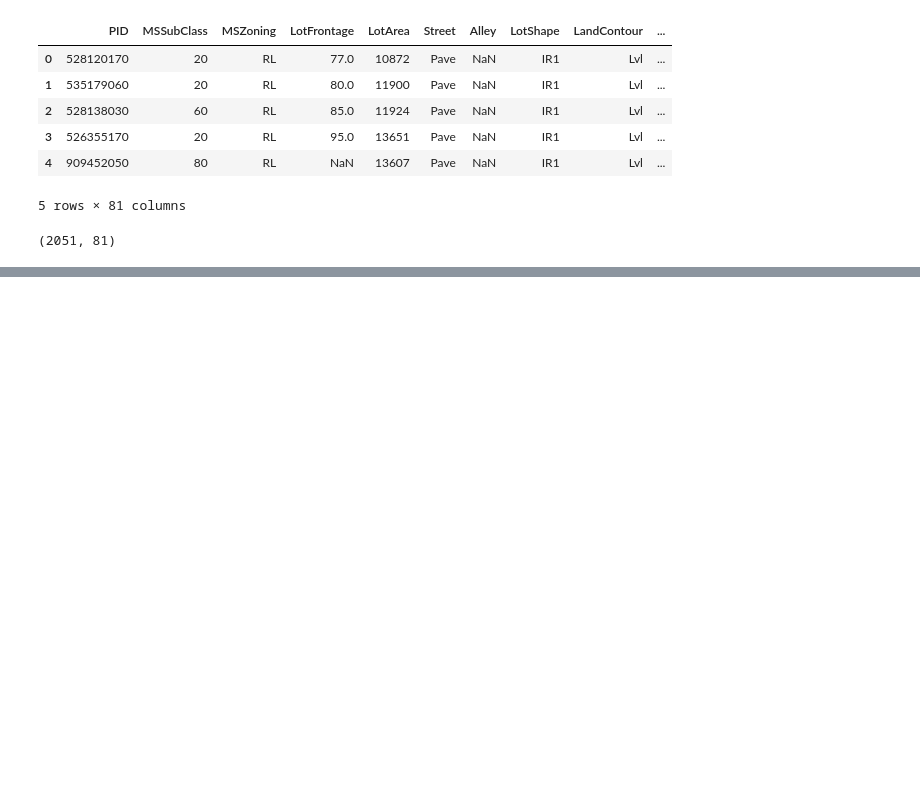
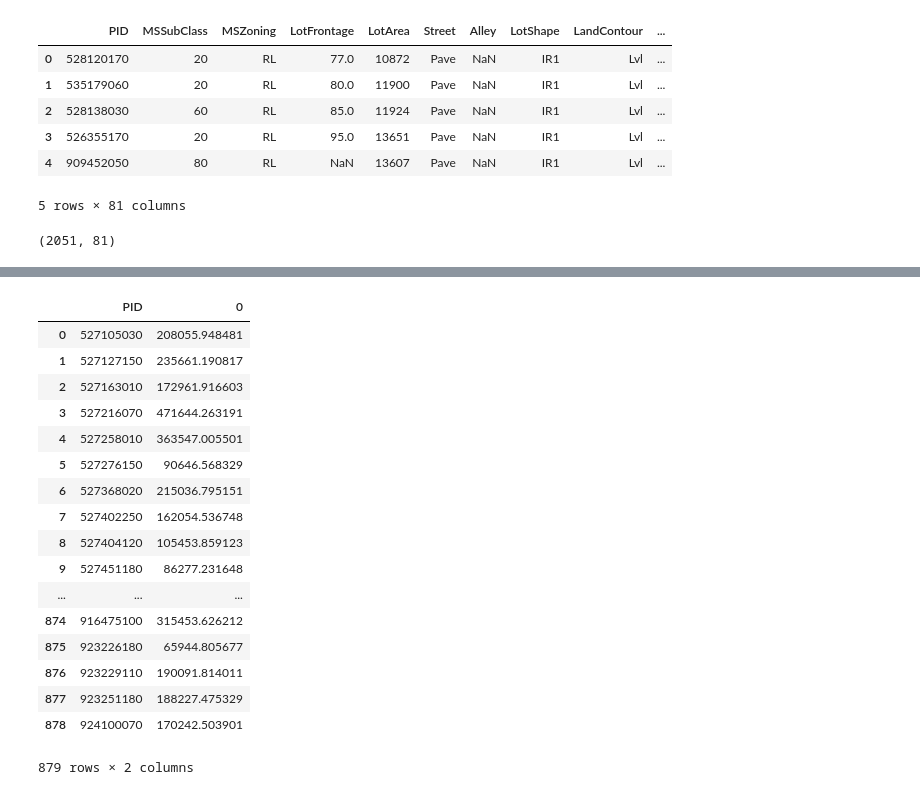
Before and after one commit to emishaan/Ames-Housing, a Jupyter notebook: regression/Regression_Model.ipynb, the cells around one changed output, grey strips where cells are left out. Cells and saved outputs as stored; diff of their text form; code cells hidden in the pictures; blank space fills up the shorter version.

Commit message:
done with regression

```diff
--- a/regression/Regression_Model.ipynb
+++ b/regression/Regression_Model.ipynb
@@ -91,0 +262,10 @@ housing['MasVnrArea'] = housing['MasVnrArea'].fillna(housing['MasVnrArea'].mean(
+# %%
+#Standardizing the predictors
+predictors = ss.fit_transform(holdout_new)
+# %%
+# Choosing the ridge regression as it had a slightly better R2
+predictions = optimal_ridge.predict(predictors)
+# %%
+# Creating a dataframe which will, in turn, become a csv file
+predictions = pd.DataFrame(predictions)
+predictions.head()
@@ -91,0 +279,24 @@ housing['MasVnrArea'] = housing['MasVnrArea'].fillna(housing['MasVnrArea'].mean(
+# %%
+# Adding in the 'PID' column as required
+predictionfile = pd.concat([holdout['PID'], predictions], axis=1)
+# %%
+predictionfile
+# %% [output]
+|  | PID | 0 |
+| 0 | 527105030 | 208055.948481 |
+| 1 | 527127150 | 235661.190817 |
+| 2 | 527163010 | 172961.916603 |
+| 3 | 527216070 | 471644.263191 |
+| 4 | 527258010 | 363547.005501 |
+| 5 | 527276150 | 90646.568329 |
+| 6 | 527368020 | 215036.795151 |
+| 7 | 527402250 | 162054.536748 |
+| 8 | 527404120 | 105453.859123 |
+| 9 | 527451180 | 86277.231648 |
+| ... | ... | ... |
+| 874 | 916475100 | 315453.626212 |
+| 875 | 923226180 | 65944.805677 |
+| 876 | 923229110 | 190091.814011 |
+| 877 | 923251180 | 188227.475329 |
+| 878 | 924100070 | 170242.503901 |
+879 rows × 2 columns
```
Also changed, not shown: parts of 44 cells of this notebook.
